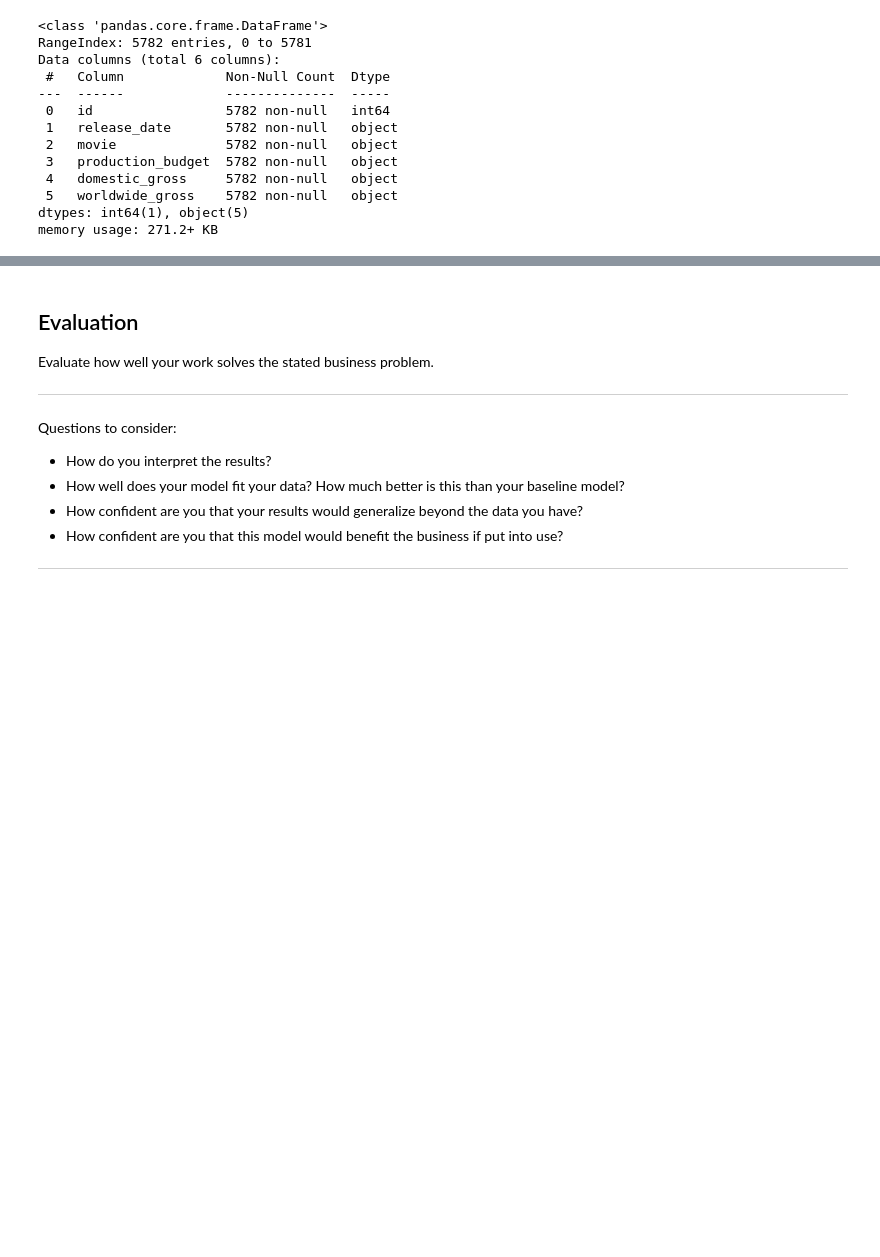
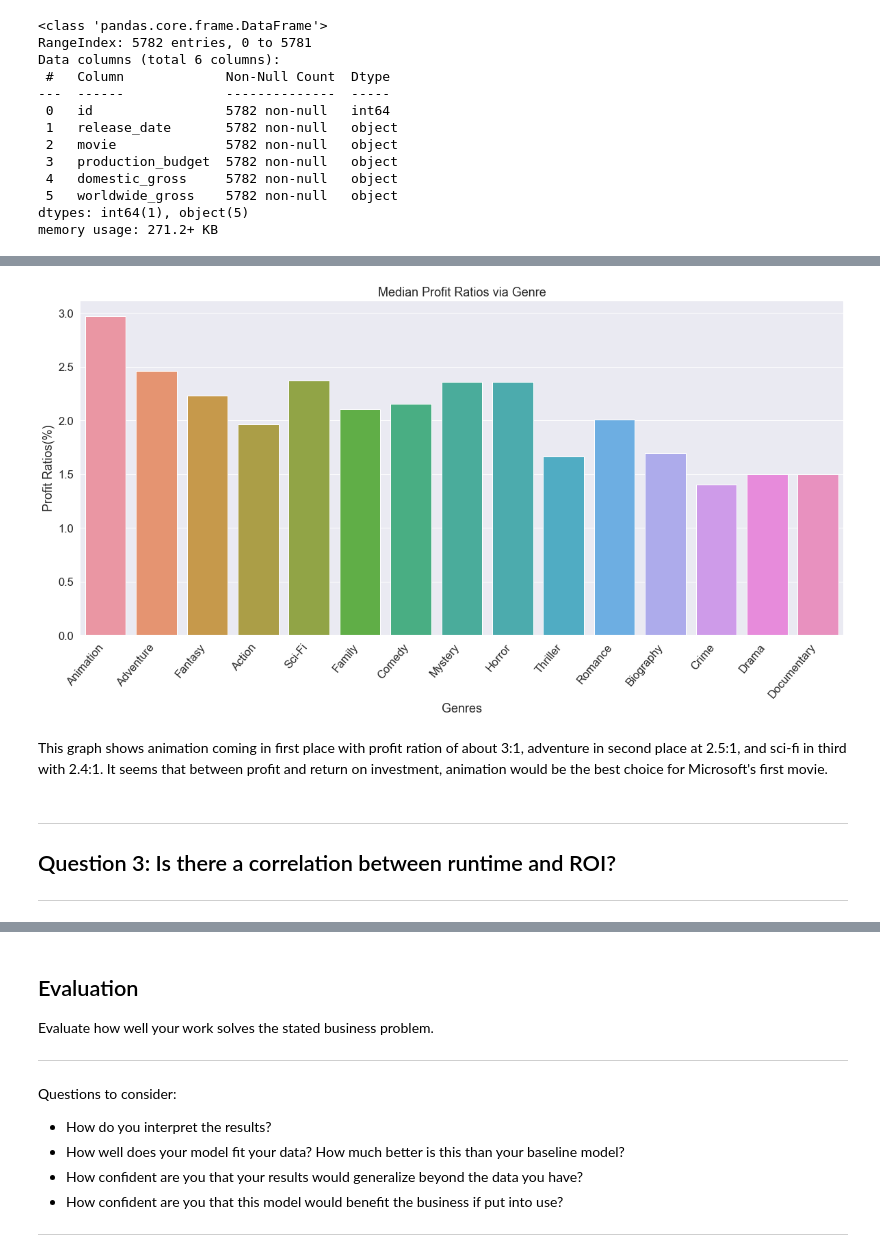
Before and after one commit to sierrajul/Microsoft-Movie-Analysis, a Jupyter notebook: dsc-phase1-project-template.ipynb, the cells around one changed output, grey strips where cells are left out. Cells and saved outputs as stored; diff of their text form; code cells hidden in the pictures; blank space fills up the shorter version.

```diff
--- a/dsc-phase1-project-template.ipynb
+++ b/dsc-phase1-project-template.ipynb
@@ -301,0 +474,4 @@ fig.set_size_inches(10,10)
+# %%
+# create duplicate dataframe grouping movies by genre with production budget, worldwide gross, and profit info
+df_gp_median = df.groupby('genres', as_index=False).median().sort_values('adjusted_profit', ascending=False)
+df_gp_median.loc[:,['genres','adjusted_budget','adjusted_gross','adjusted_profit', 'roi']]
@@ -301,0 +533,24 @@ fig.set_size_inches(10,10)
+# %%
+# create graph visualizing profit ratio data
+fig, axes = plt.subplots(figsize=(20, 10))
+fig.autofmt_xdate(rotation=50)
+
+sns.barplot(data = df_gp_median,
+           x = 'genres',
+           y = 'roi',
+           ci=None,
+           )
+
+axes.set_title('Median Profit Ratios via Genre')
+axes.set_xlabel('Genres')
+axes.set_ylabel('Profit Ratios(%)')
+
+plt.show()
+# %% [output]
+[figure, added]
+# %% [markdown]
+This graph shows animation coming in first place with profit ration of about 3:1, adventure in second place at 2.5:1, and sci-fi in third with 2.4:1. It seems that between profit and return on investment, animation would be the best choice for Microsoft's first movie.
+# %% [markdown]
+***
+## Question 3: Is there a correlation between runtime and ROI?
+***
```
Also changed, not shown: parts of 49 cells of this notebook.
